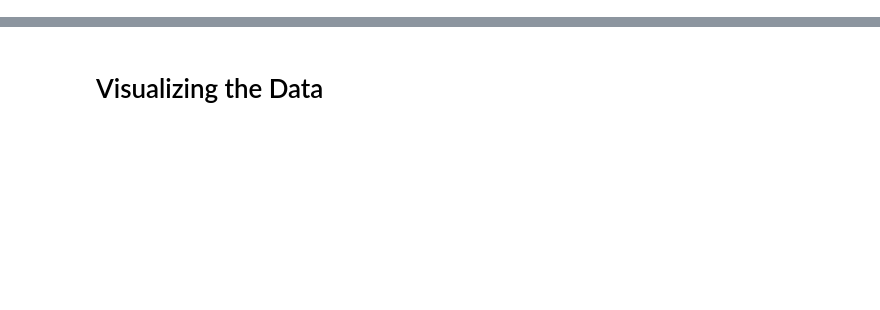
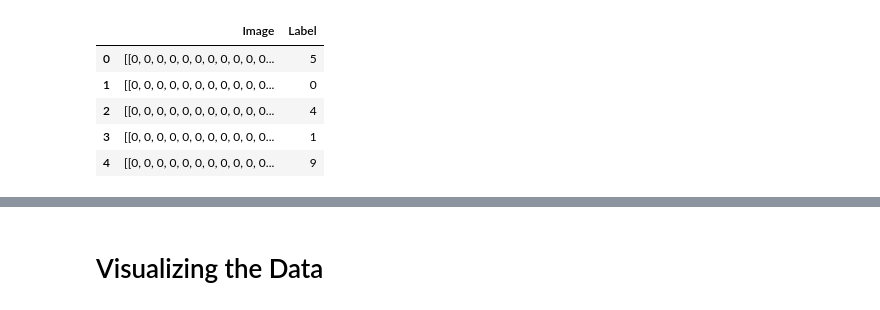
Before and after one commit to SadeghHayeri/Personal, a Jupyter notebook: Artificial Intelligence/CA3/Q4.ipynb, the cells around one changed output, grey strips where cells are left out. Saved outputs shown, nothing was run; the diff lists cells and outputs as text; code cells hidden in the pictures; blank space fills up the shorter version.

```diff
--- a/Artificial Intelligence/CA3/Q4.ipynb
+++ b/Artificial Intelligence/CA3/Q4.ipynb
@@ -40,3 +41,7 @@ def read(path):
     # Create an iterator which returns each image in turn
     for i in range(len(lbl)):
         yield get_img(i)
+
+allData = []
+for i in read('data/'):
+    allData +=  [ (i[1], i[0])]
@@ -46,0 +48,11 @@ for i in read('data/'):
+# %%
+sampleCount = 100
+data = pd.DataFrame( allData[0:sampleCount], columns=['Image','Label'] )
+data.head()
+# %% [output]
+|  | Image | Label |
+| 0 | [[0, 0, 0, 0, 0, 0, 0, 0, 0, 0, 0... | 5 |
+| 1 | [[0, 0, 0, 0, 0, 0, 0, 0, 0, 0, 0... | 0 |
+| 2 | [[0, 0, 0, 0, 0, 0, 0, 0, 0, 0, 0... | 4 |
+| 3 | [[0, 0, 0, 0, 0, 0, 0, 0, 0, 0, 0... | 1 |
+| 4 | [[0, 0, 0, 0, 0, 0, 0, 0, 0, 0, 0... | 9 |
```
Also changed, not shown: parts of 14 cells of this notebook.
